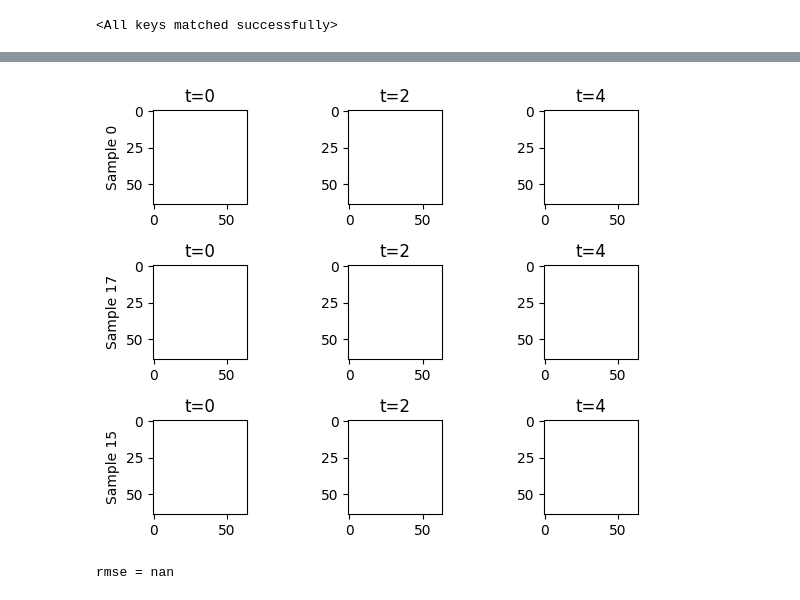
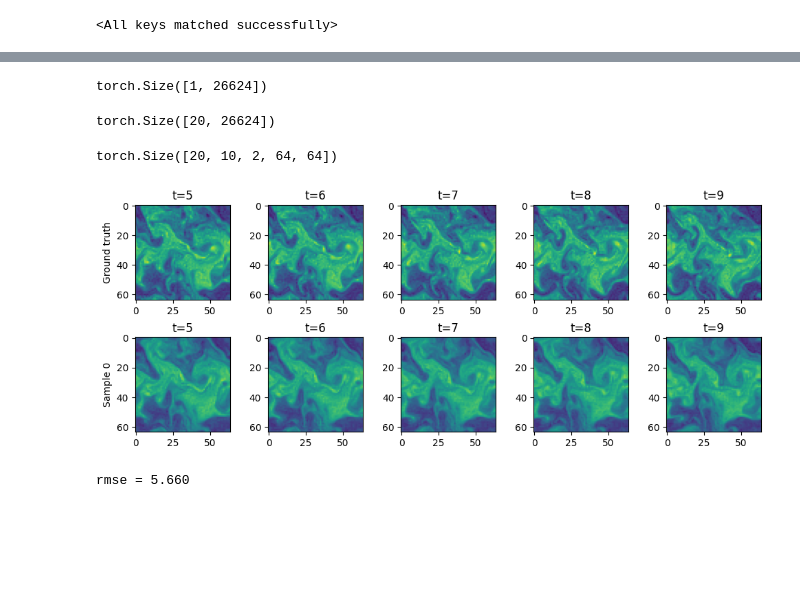
Before and after one commit to sotakao/sda, a Jupyter notebook: GenerateInitialEnsembles.ipynb, the cells around one changed output, grey strips where cells are left out. Saved outputs shown, nothing was run; the diff lists cells and outputs as text; code cells hidden in the pictures; blank space fills up the shorter version.

```diff
--- a/GenerateInitialEnsembles.ipynb
+++ b/GenerateInitialEnsembles.ipynb
@@ -119,11 +119,12 @@ ARGS = {
     'obs_type': 'random', # 'grid' or 'random'
     'obs_stride': 4, # applicable for obs_type=grid
     'obs_pct': 0.25, # observation percentage (applicable for obs_type=random)
-    'obs_fn': 'square_scaled',
-    'obs_sigma': 1.0,
+    'obs_fn': 'arctan',
+    'obs_sigma': 0.01,
+    'init_sigma': 1.0, # Obs sigma of initial condition
     'n_ens': 20,
     'assim_window': 100,
-    'guidance_method': 'dps'
+    'guidance_method': 'mmps'
 }
 
 if ARGS['obs_type'] == 'grid':
@@ -178,3 +213,12 @@ y = scalefact*pv_truth*obs_mask.unsqueeze(0) + noise*obs_mask.unsqueeze(0)
+# %%
+y.shape
+# %% [output]
+torch.Size([1, 26624])
+# %%
+x = pv_truth.repeat(20,1,1,1,1)
+A(x).shape
+# %% [output]
+torch.Size([20, 26624])
 # %%
 score_scaled = lambda x, t, c: score(x/scale, t, c)
 
@@ -186,10 +230,10 @@ if ARGS['guidance_method'] == 'dps':
                         std=ARGS['obs_sigma'],
                         sde=ScaledVPSDE(score_scaled, shape=(), scale=scale),
                         gamma=1e-2,
-                        guidance_strength=0.2,
+                        guidance_strength=0.1,
                         scale=False,
                     ),
-                    shape=y.shape,
+                    shape=pv_truth.shape,
                     scale=scale,
                 ).cuda()
 elif ARGS['guidance_method'] == 'mmps':
@@ -198,12 +242,14 @@ elif ARGS['guidance_method'] == 'mmps':
                         y,
                         observation_fn=A,
                         std=ARGS['obs_sigma'],
+                        # init_std=None,
+                        init_std=ARGS['init_sigma'],
                         sde=ScaledVPSDE(score_scaled, shape=(), scale=scale),
-                        guidance_strength=0.01,
+                        guidance_strength=1.0,
                         solver='gmres',
                         iterations=1,
                     ),
-                    shape=y.shape,
+                    shape=pv_truth.shape,
                     scale=scale,
                 ).cuda()
 
@@ -211,28 +257,39 @@ posterior_samples = guided_sde.sample((ARGS['n_ens'],),
                                       steps=100,
                                       corrections=1,
                                       tau=0.5).cpu()
+# %%
+posterior_samples.shape
+# %% [output]
+torch.Size([20, 10, 2, 64, 64])
 # %%
+offset = 5
 rng = np.random.RandomState(42)
 idxs = rng.choice(ARGS['n_ens'], 3, replace=False)
+idxs = [0,1,2]
 
-fig, axs = plt.subplots(3,3)
-for i in range(3):
-    axs[i,0].imshow(posterior_samples[idxs[i],0,0], vmin=scalefact*pv_truth.min(), vmax=scalefact*pv_truth.max())
-    axs[i,0].set_title("t=0")
-    axs[i,0].set_ylabel(f"Sample {idxs[i]}")
-    axs[i,1].imshow(posterior_samples[idxs[i],2,0], vmin=scalefact*pv_truth.min(), vmax=scalefact*pv_truth.max())
-    axs[i,1].set_title("t=2")
-    axs[i,2].imshow(posterior_samples[idxs[i],4,0], vmin=scalefact*pv_truth.min(), vmax=scalefact*pv_truth.max())
-    axs[i,2].set_title("t=4")
+fig, axs = plt.subplots(2,5, figsize=(10, 4))
+i = 0
+for j in range(5):
+    axs[0,j].imshow(scalefact*pv_truth.cpu()[j+offset,0], vmin=scalefact*pv_truth.min(), vmax=scalefact*pv_truth.max())
+    axs[0,j].set_title(f"t={j+offset}")
+    axs[1,j].imshow(posterior_samples[i,j+offset,0], vmin=scalefact*pv_truth.min(), vmax=scalefact*pv_truth.max())
+    axs[1,j].set_title(f"t={j+offset}")
+    if j == 0:
+        axs[0,j].set_ylabel("Ground truth")
+        axs[1,j].set_ylabel(f"Sample {i}")
+    # axs[i,1].imshow(posterior_samples[idxs[i],2,0], vmin=scalefact*pv_truth.min(), vmax=scalefact*pv_truth.max())
+    # axs[i,1].set_title("t=2")
+    # axs[i,2].imshow(posterior_samples[idxs[i],4,0], vmin=scalefact*pv_truth.min(), vmax=scalefact*pv_truth.max())
+    # axs[i,2].set_title("t=4")
 
 plt.tight_layout()
 # %% [output]
-[figure, old version]
+[figure, new version]
 # %%
 x_star = scalefact * pv_truth
 x_star = x_star.unsqueeze(0)
 err = x_star.cpu() - posterior_samples
-rmse = torch.mean(err**2)
+rmse = torch.sqrt(torch.mean(err**2))
 print(f"rmse = {rmse:.3f}")
 # %% [output]
-rmse = nan
+rmse = 5.660
```
Also changed, not shown: parts of 6 cells of this notebook, 15 other files.
